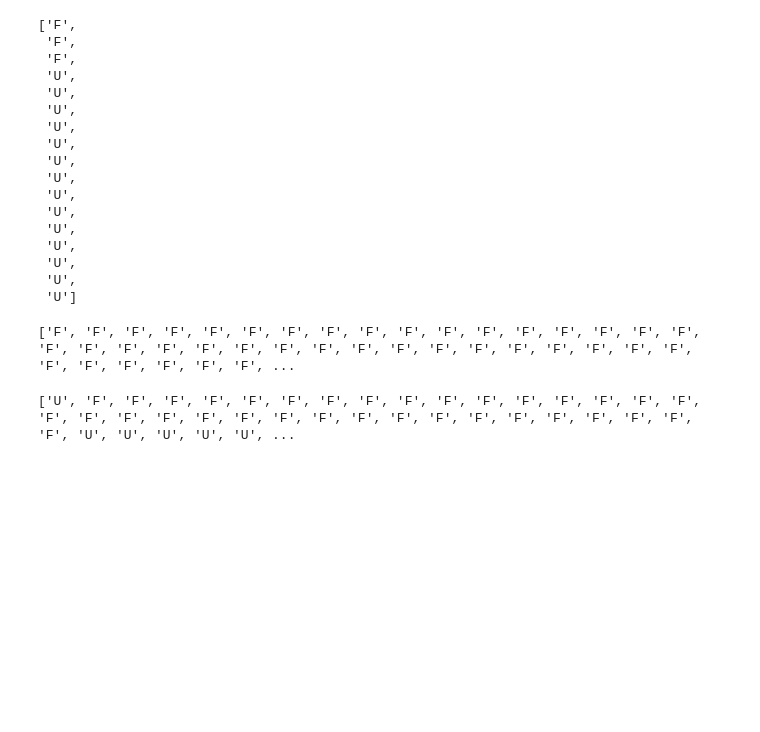
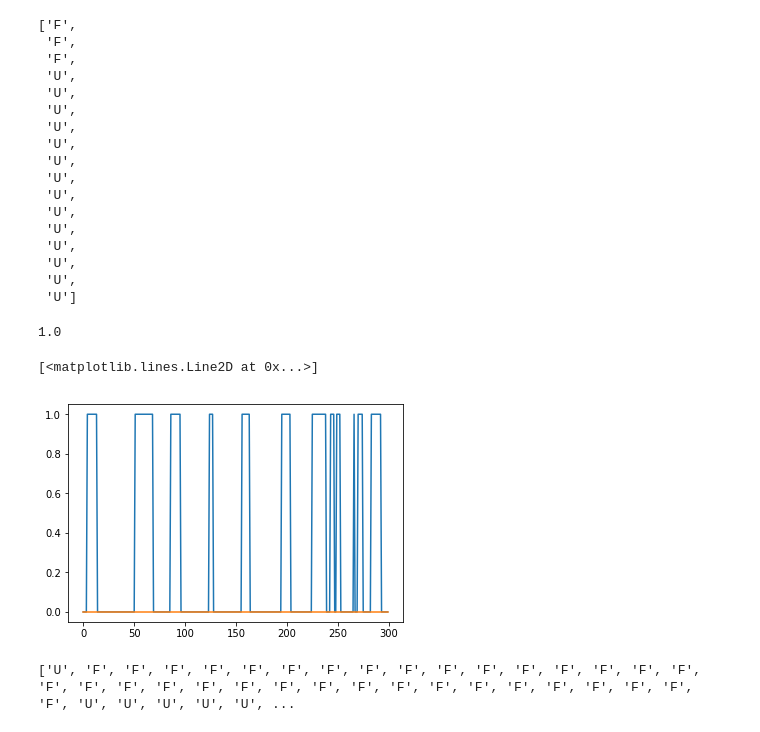
Before and after one commit to evgeniy97/unfarCasino, a Jupyter notebook: KhomutovTask.ipynb, the cells around one changed output. Saved outputs shown, nothing was run; the diff lists cells and outputs as text; code cells hidden in the pictures; blank space fills up the shorter version.

Commit message:
test viterbi algo

```diff
--- a/KhomutovTask.ipynb
+++ b/KhomutovTask.ipynb
@@ -218,12 +229,24 @@ PTR, V: ['U', 'U'] _ [9.12317436464653e-13, 2.4632570784545634e-11]
  'U',
  'U']
 # %%
-hackCasinoViterbi = algorithmViterbi(dataset1000, [0.95,0.05],[0.1,0.9],[0.1,0.1,0.1,0.1,0.1,1/2])
+hackCasinoViterbi = algorithmViterbi(datasetbook3, [0.95,0.05],[0.1,0.9],[0.1,0.1,0.1,0.1,0.1,1/2])
 result = hackCasinoViterbi()
 hackCasinoViterbi.probability()
-print(result)
+#result
 # %% [output]
-['F', 'F', 'F', 'F', 'F', 'F', 'F', 'F', 'F', 'F', 'F', 'F', 'F', 'F', 'F', 'F', 'F', 'F', 'F', 'F', 'F', 'F', 'F', 'F', 'F', 'F', 'F', 'F', 'F', 'F', 'F', 'F', 'F', 'F', 'F', 'F', 'F', 'F', 'F', 'F', ...
+1.0
+# %%
+hackCasinoViterbi = algorithmViterbi(dataset300, [0.95,0.05],[0.1,0.9],[0.1,0.1,0.1,0.1,0.1,1/2])
+result = hackCasinoViterbi()
+# hackCasinoViterbi.probability()
+# print(result)
+res = [0 if l =='F' else 1 for l in result]
+res.append(0)
+plt.plot(lab)
+plt.plot(res)
+# %% [output]
+[<matplotlib.lines.Line2D at 0x...>]
+[figure, added]
 # %%
 print(dataset1000Labels)
 # %% [output]
```
Also changed, not shown: parts of 5 cells of this notebook.
